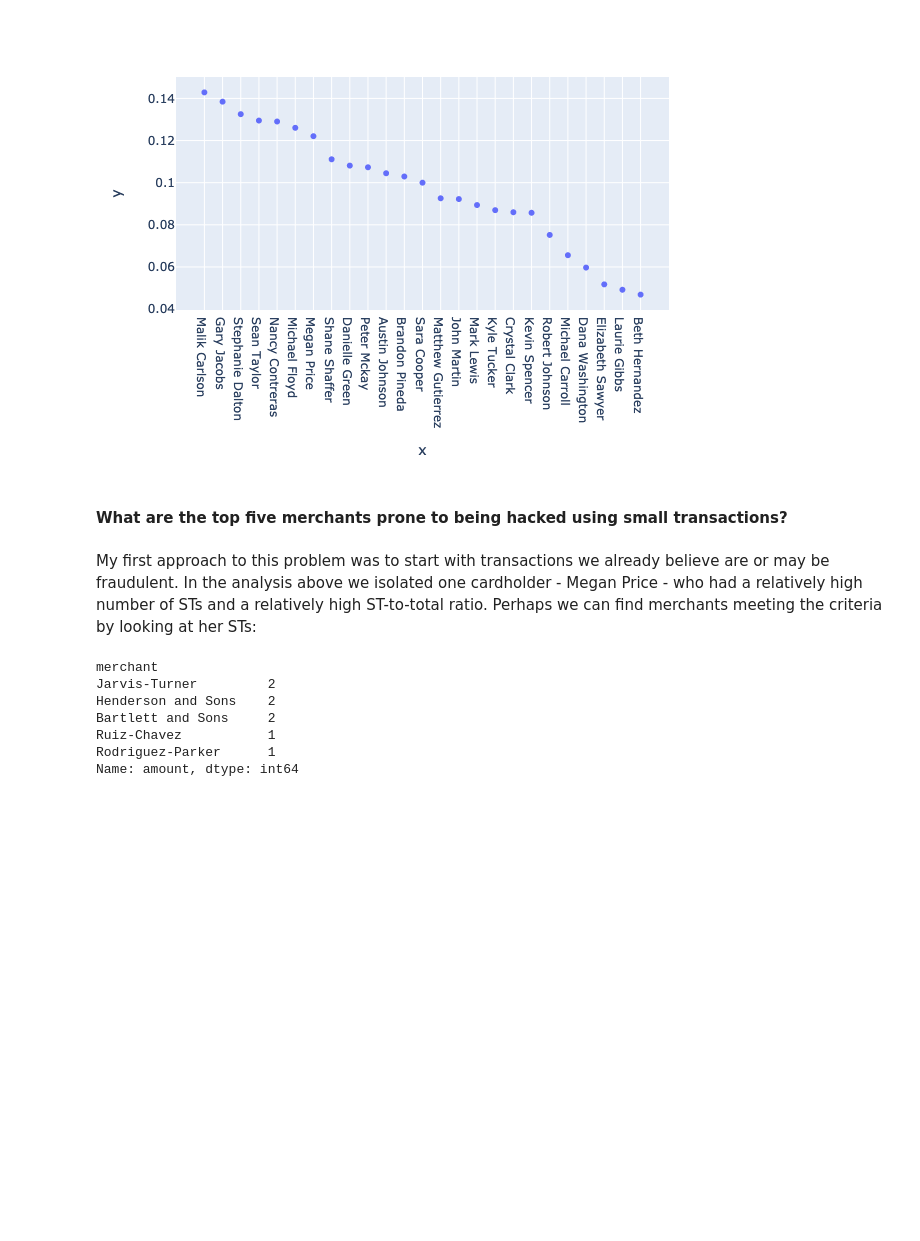
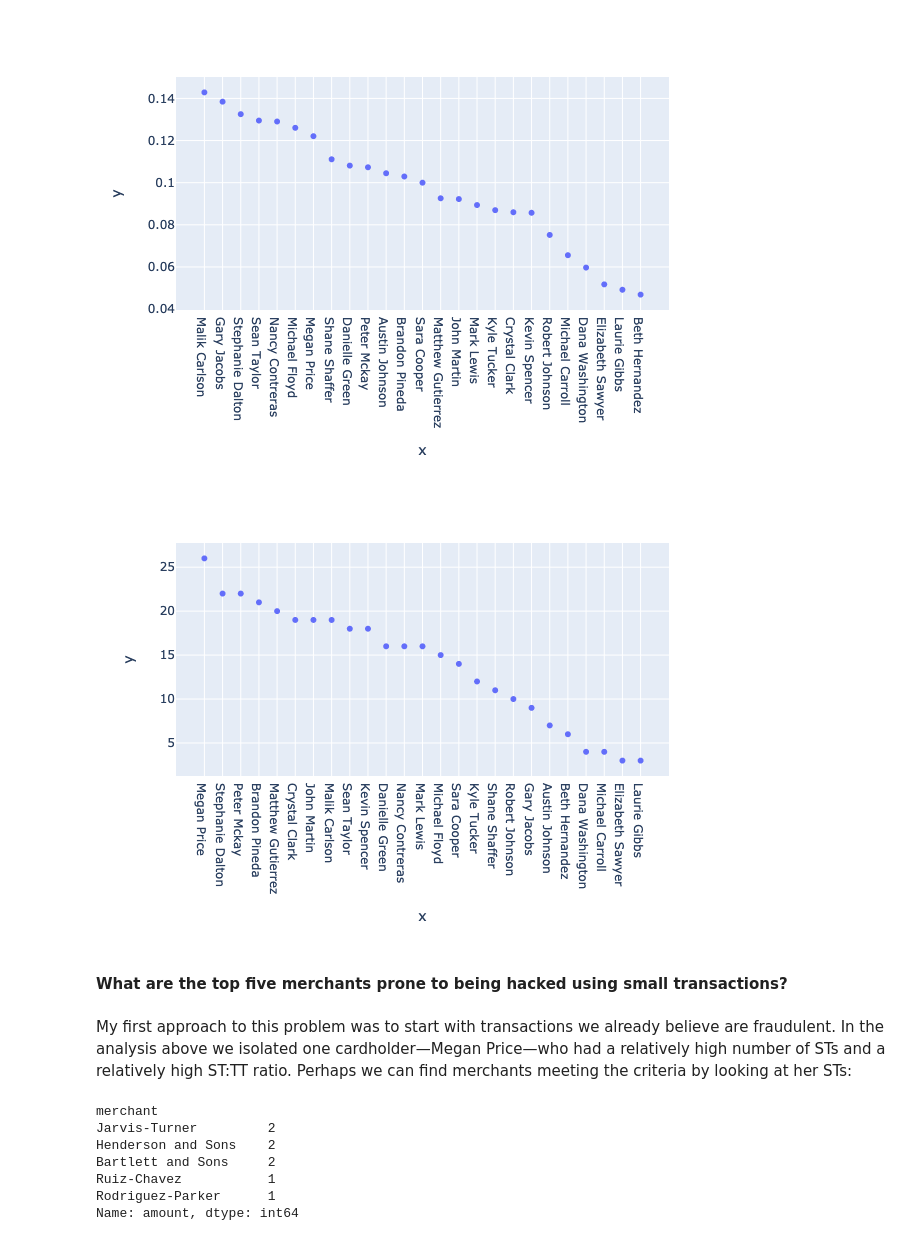
Before and after one commit to lawsonpd/fintech-bootcamp-homework, a Jupyter notebook: 07-SQL/Instructions/Starter_Files/visual_data_analysis.ipynb, the cells around one changed output. Drawn from its saved outputs; the diff is of its cells as text; code cells hidden in the pictures; blank space fills up the shorter version.

```diff
--- a/07-SQL/Instructions/Starter_Files/visual_data_analysis.ipynb
+++ b/07-SQL/Instructions/Starter_Files/visual_data_analysis.ipynb
@@ -216,8 +209,19 @@ ratio_small_to_total_plt = px.scatter(
 ratio_small_to_total_plt
 # %% [output]
 [figure]
+# %%
+# Small transactions plot
+small_transactions_plt = px.scatter(
+    small_transactions_grouped,
+    x=small_transactions_grouped.index,
+    y=small_transactions_grouped.values
+)
+
+small_transactions_plt
+# %% [output]
+[figure, added]
 # %% [markdown]
 #### What are the top five merchants prone to being hacked using small transactions?
 # %% [markdown]
-My first approach to this problem was to start with transactions we already believe are or may be fraudulent. In the analysis above we isolated one cardholder - Megan Price - who had a relatively high number of STs and a relatively high ST-to-total ratio. Perhaps we can find merchants meeting the criteria by looking at her STs:
+My first approach to this problem was to start with transactions we already believe are fraudulent. In the analysis above we isolated one cardholder—Megan Price—who had a relatively high number of STs and a relatively high ST:TT ratio. Perhaps we can find merchants meeting the criteria by looking at her STs:
 # %%
```
Also changed, not shown: parts of 7 cells of this notebook.
